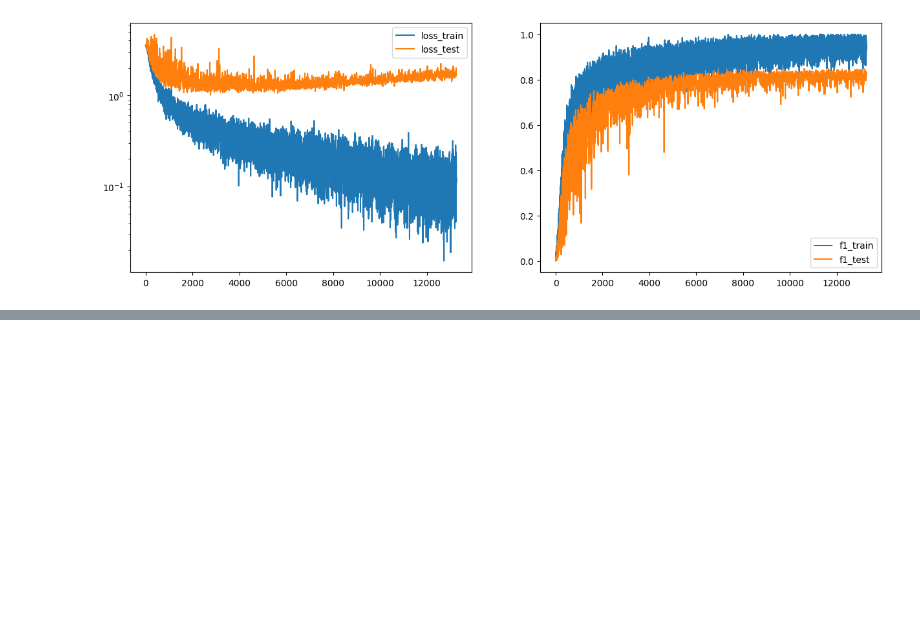
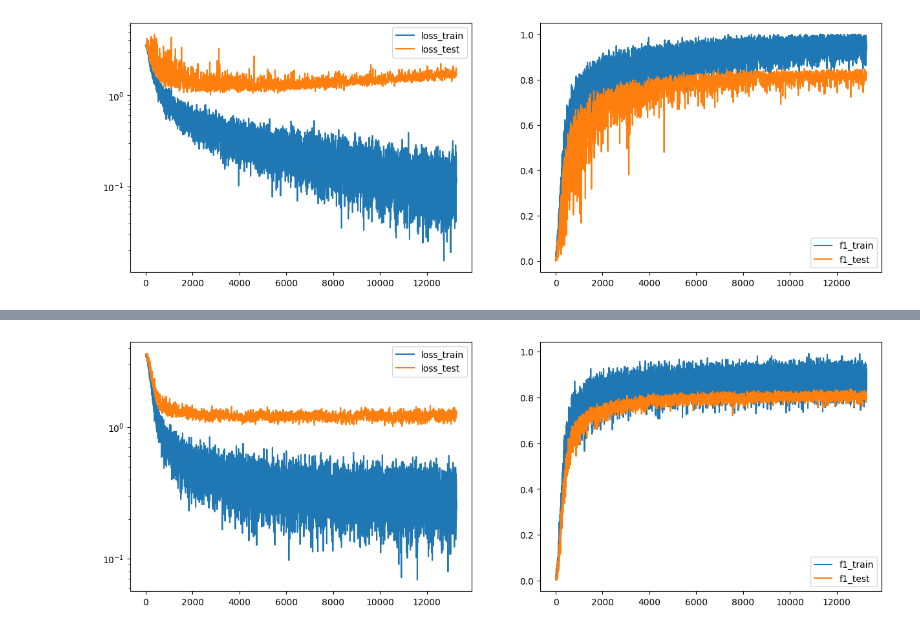
Before and after one commit to OSurD/BinaryNet, a Jupyter notebook: experiments/test_on_full_dataset.ipynb, the cells around one changed output, grey strips where cells are left out. Drawn from its saved outputs; the diff is of its cells as text; code cells hidden in the pictures; blank space fills up the shorter version.

Commit message:
experiments on full dataset for binary network

```diff
--- a/experiments/test_on_full_dataset.ipynb
+++ b/experiments/test_on_full_dataset.ipynb
@@ -49,0 +64,4 @@ model = trainer.fit(20, XNORSimpleCNN(class_counts), bs_test=1000, save_path=SIM
+# %%
+trainer.visualize(filename=os.path.join(SIMPLECNN_DIR, "learning_full.jpg"))
+# %% [output]
+[figure, added]
```
Also changed, not shown: parts of 1 cell of this notebook.
